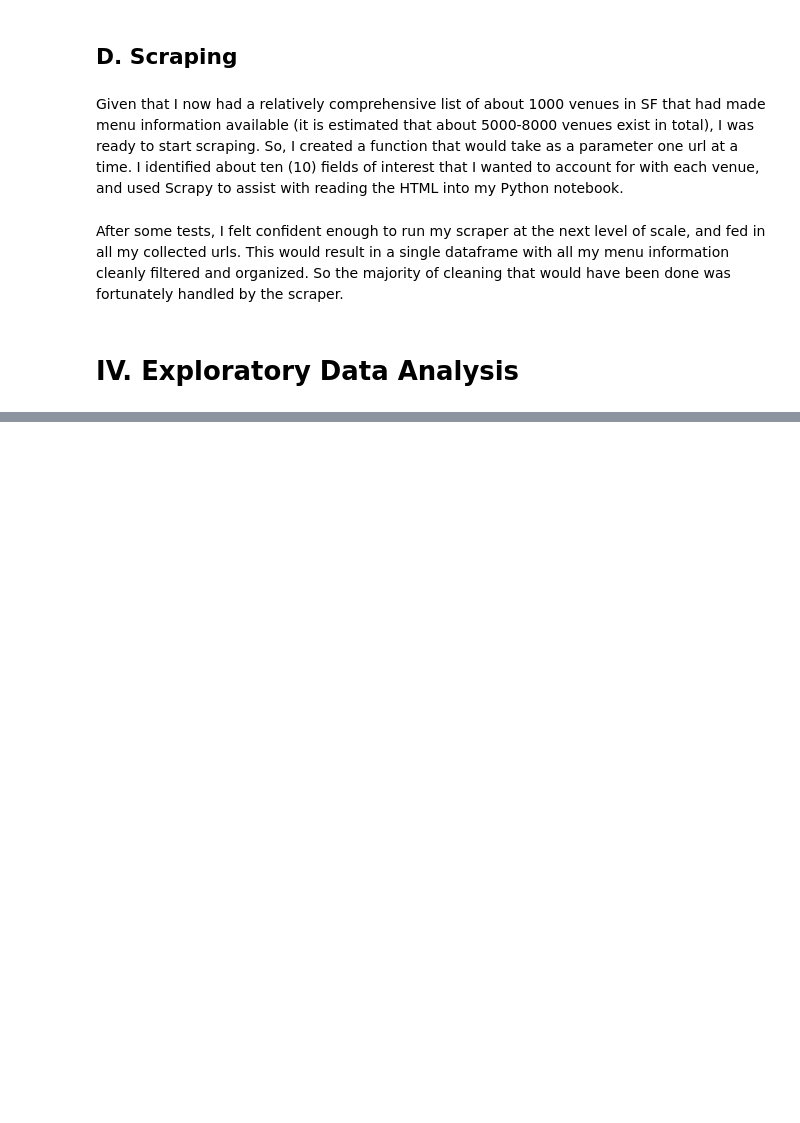
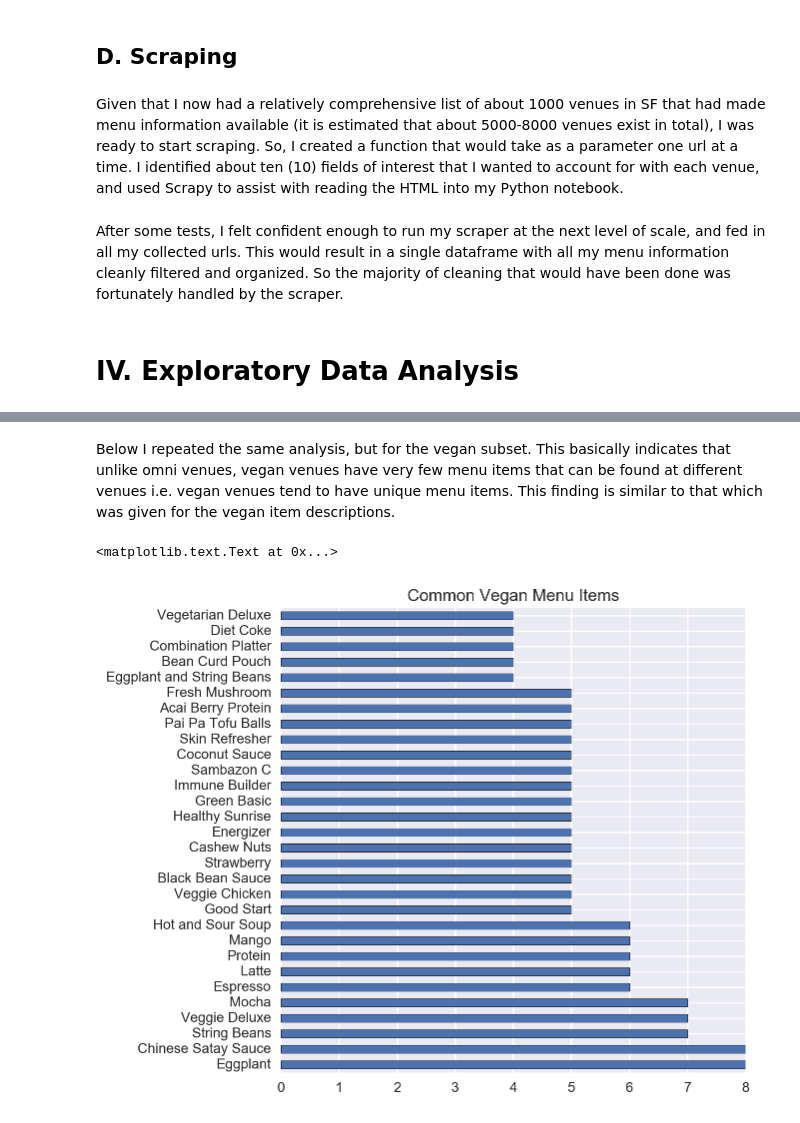
Before and after one commit to AnotherGuitar/DSI-SF-4-anotherguitar, a Jupyter notebook: projects/Capstone Stuff/Technical Report - Davis, Christopher.ipynb, the cells around one changed output, grey strips where cells are left out. Drawn from its saved outputs; the diff is of its cells as text; code cells hidden in the pictures; blank space fills up the shorter version.

```diff
--- a/projects/Capstone Stuff/Technical Report - Davis, Christopher.ipynb
+++ b/projects/Capstone Stuff/Technical Report - Davis, Christopher.ipynb
@@ -288,0 +386,13 @@ for menu_url in unique_venues_from_explore:
+# %% [markdown]
+Below I repeated the same analysis, but for the vegan subset. This basically indicates that unlike omni venues, vegan venues have very few menu items that can be found at different venues i.e. vegan venues tend to have unique menu items. This finding is similar to that which was given for the vegan item descriptions.
+# %%
+# Let's try the most common vegan items
+item_count = vegan[vegan.groupby('menu_item_name').menu_item_name.transform(len) > 0]
+vegan_tops = item_count.menu_item_name.value_counts()
+
+plt.figure(figsize=(6,6))
+vegan_tops[:30].plot(kind='barh')
+plt.title('Common Vegan Menu Items')
+# %% [output]
+<matplotlib.text.Text at 0x...>
+[figure, added]
```
Also changed, not shown: parts of 27 cells of this notebook.
